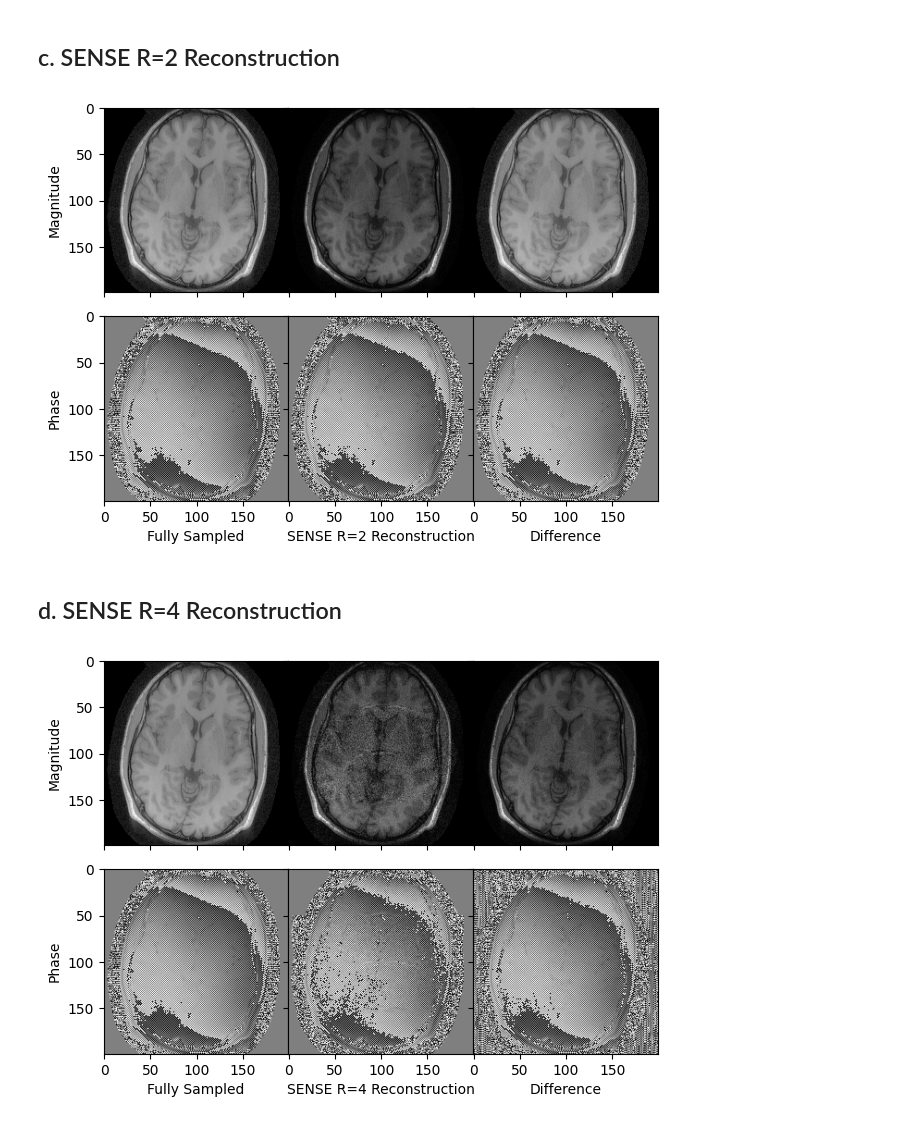
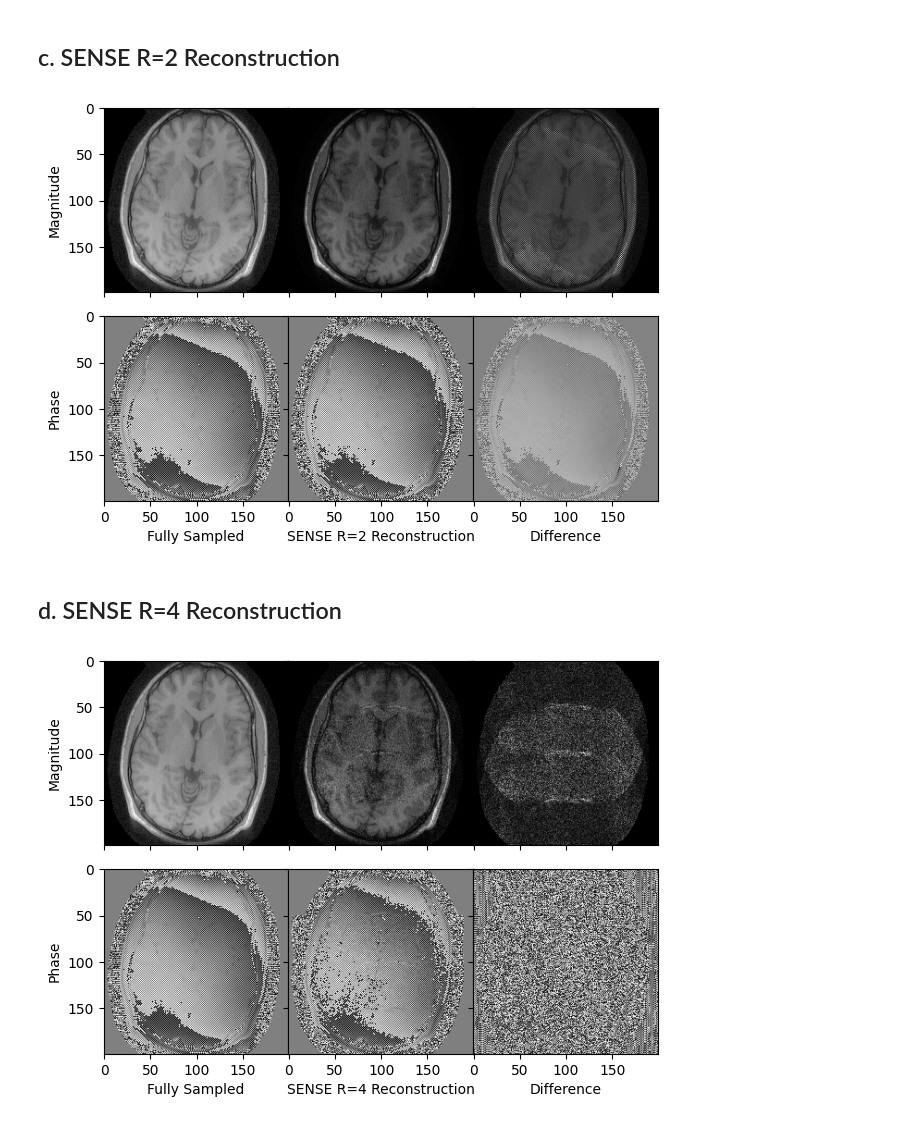
Before and after one commit to UMICH-BME-AdvMRI/bkhardy, a Jupyter notebook: HW3/HW3.ipynb, the cells around one changed output. Cells and saved outputs as stored; diff of their text form; code cells hidden in the pictures.

Commit message:
window difference images better

```diff
--- a/HW3/HW3.ipynb
+++ b/HW3/HW3.ipynb
@@ -138,33 +138,33 @@ for i in range(n_offset):
 # %%
 # Plotting
 fig_2c = plt.figure()
 gs_2c = fig_2c.add_gridspec(2, 3, hspace=0, wspace=0)
 axes_2c = gs_2c.subplots(sharex=True, sharey=True)
 
 # undersampled R=2 magnitude image
 axes_2c[0,0].imshow(np.abs(image_full_recon), cmap='gray')
 axes_2c[0,0].set_ylabel('Magnitude')
 
 axes_2c[1,0].imshow(np.angle(image_full_recon), cmap='gray')
 axes_2c[1,0].set_xlabel('Fully Sampled')
 axes_2c[1,0].set_ylabel('Phase')
 
 # SENSE R=2
 axes_2c[0,1].imshow(np.abs(image_sense_2), cmap='gray')
 
 axes_2c[1,1].imshow(np.angle(image_sense_2), cmap='gray')
 axes_2c[1,1].set_xlabel('SENSE R=2 Reconstruction')
 
 # difference images -- matplotlib applies windowing automatically
-axes_2c[0,2].imshow(np.abs(image_full_recon-image_sense_2), cmap='gray')
+axes_2c[0,2].imshow(np.abs(image_full_recon/np.max(image_full_recon)-image_sense_2/np.max(image_sense_2)), cmap='gray')
 
-axes_2c[1,2].imshow(np.angle(image_full_recon-image_sense_2), cmap='gray')
+axes_2c[1,2].imshow(np.angle(image_full_recon/np.max(image_full_recon)-image_sense_2/np.max(image_sense_2)), cmap='gray')
 axes_2c[1,2].set_xlabel('Difference')
 
 fig_2c.tight_layout()
 plt.show()
 # %% [output]
-[figure, old version]
+[figure, new version]
 # %% [markdown]
 ## d. SENSE R=4 Reconstruction
 # %%
@@ -212,12 +212,12 @@ axes_2d[1,1].imshow(np.angle(image_sense_4), cmap='gray')
 axes_2d[1,1].set_xlabel('SENSE R=4 Reconstruction')
 
 # difference images -- matplotlib applies windowing automatically
-axes_2d[0,2].imshow(np.abs(full_recon-image_sense_4), cmap='gray')
+axes_2d[0,2].imshow(np.abs(full_recon/np.max(full_recon)-image_sense_4/np.max(image_sense_4)), cmap='gray')
 
-axes_2d[1,2].imshow(np.angle(full_recon-image_sense_4), cmap='gray')
+axes_2d[1,2].imshow(np.angle(full_recon/np.max(full_recon)-image_sense_4/np.max(image_sense_4)), cmap='gray')
 axes_2d[1,2].set_xlabel('Difference')
 
 fig_2d.tight_layout()
 plt.show()
 # %% [output]
-[figure, old version]
+[figure, new version]
```
